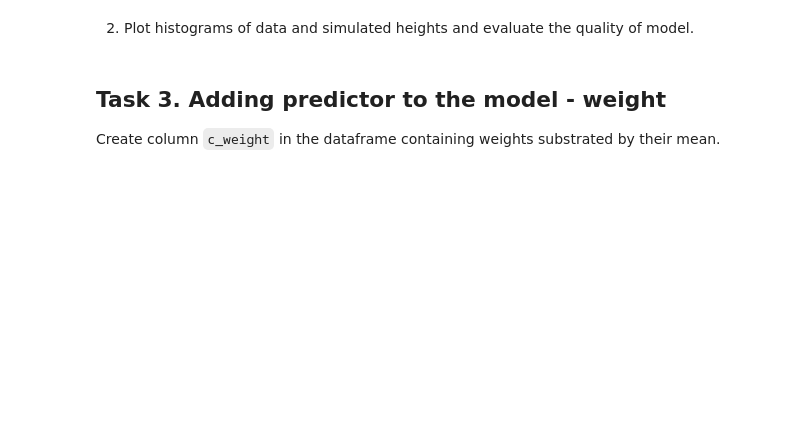
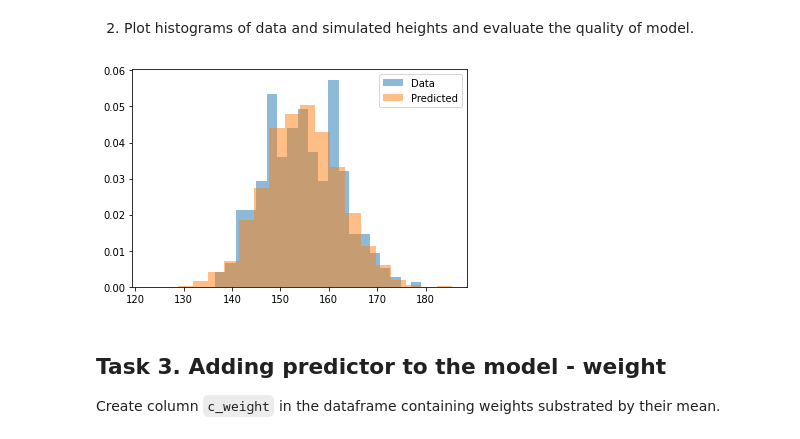
Before and after one commit to bartoszzak/Data_Analytics, a Jupyter notebook: lab4/lab4.ipynb, the cells around one changed output. Drawn from its saved outputs; the diff is of its cells as text; code cells hidden in the pictures; blank space fills up the shorter version.

```diff
--- a/lab4/lab4.ipynb
+++ b/lab4/lab4.ipynb
@@ -202,6 +202,13 @@ plt.show()
 # %% [markdown]
 
 2. Plot histograms of data and simulated heights and evaluate the quality of model.
+# %%
+plt.hist(d.height.values, bins=20, density=True, alpha=0.5, label='Data')
+plt.hist(df["new_height"], bins=20, density=True, alpha=0.5, label='Predicted')
+plt.legend()
+plt.show()
+# %% [output]
+[figure, added]
 # %% [markdown]
 ## Task 3. Adding predictor to the model - weight
 
```
Also changed, not shown: parts of 10 cells of this notebook.
